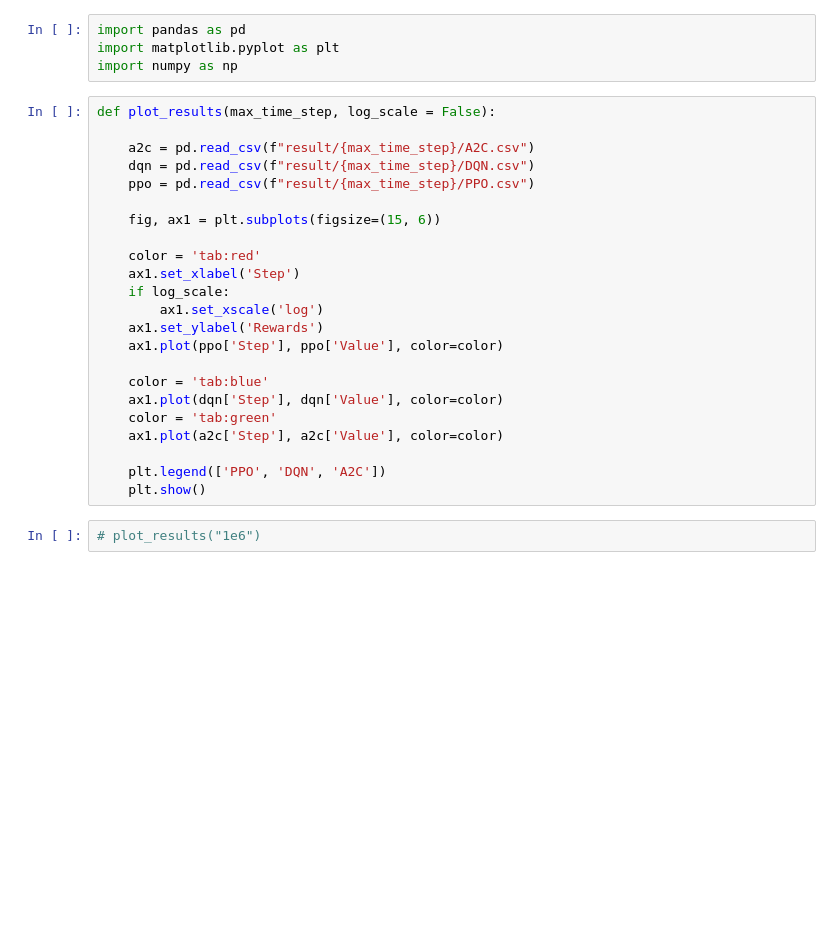
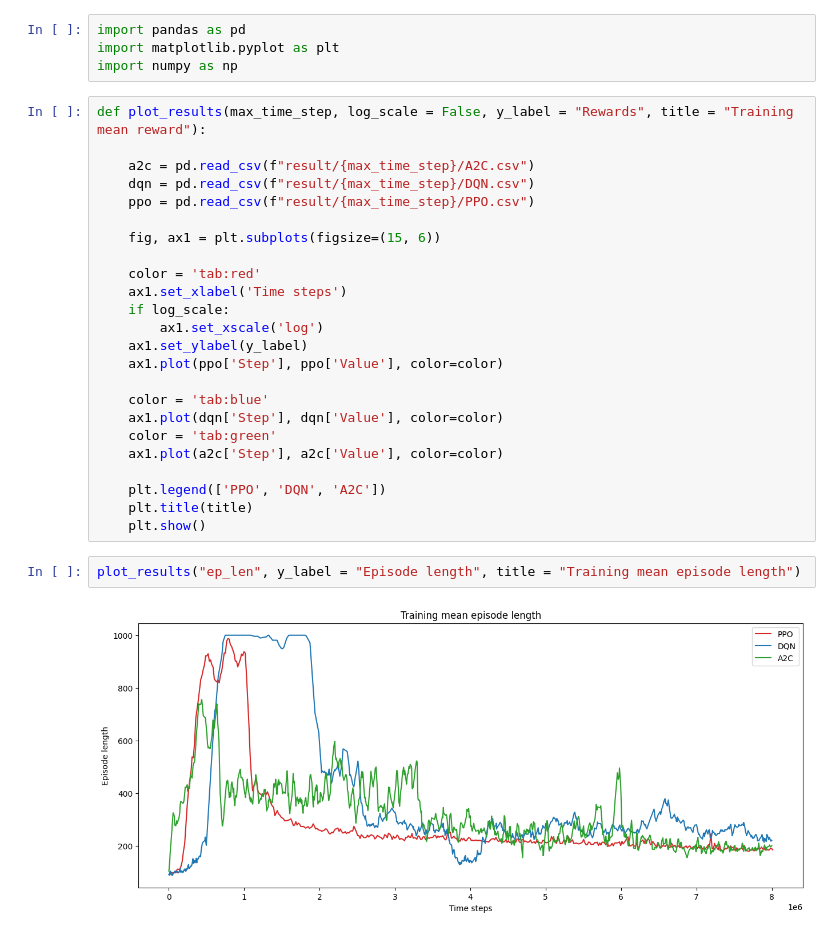
Before and after one commit to jifarh/rl_project, a Jupyter notebook: plot_results.ipynb, the cells around one changed output. Saved outputs shown, nothing was run; the diff lists cells and outputs as text; blank space fills up the shorter version.

```diff
--- a/plot_results.ipynb
+++ b/plot_results.ipynb
@@ -3,7 +3,7 @@ import pandas as pd
 import matplotlib.pyplot as plt
 import numpy as np
 # %%
-def plot_results(max_time_step, log_scale = False):
+def plot_results(max_time_step, log_scale = False, y_label = "Rewards", title = "Training mean reward"):
 
     a2c = pd.read_csv(f"result/{max_time_step}/A2C.csv")
     dqn = pd.read_csv(f"result/{max_time_step}/DQN.csv")
@@ -12,10 +12,10 @@ def plot_results(max_time_step, log_scale = False):
     fig, ax1 = plt.subplots(figsize=(15, 6))
 
     color = 'tab:red'
-    ax1.set_xlabel('Step')
+    ax1.set_xlabel('Time steps')
     if log_scale:
         ax1.set_xscale('log')
-    ax1.set_ylabel('Rewards')
+    ax1.set_ylabel(y_label)
     ax1.plot(ppo['Step'], ppo['Value'], color=color)
 
     color = 'tab:blue'
@@ -24,9 +24,12 @@ def plot_results(max_time_step, log_scale = False):
     ax1.plot(a2c['Step'], a2c['Value'], color=color)
 
     plt.legend(['PPO', 'DQN', 'A2C'])
+    plt.title(title)
     plt.show()
 # %%
-# plot_results("1e6")
+plot_results("ep_len", y_label = "Episode length", title = "Training mean episode length")
+# %% [output]
+[figure, added]
 # %%
 plot_results("8e6", log_scale=False)
 # %% [output]
```
Also changed, not shown: parts of 2 cells of this notebook, 11 other files.
